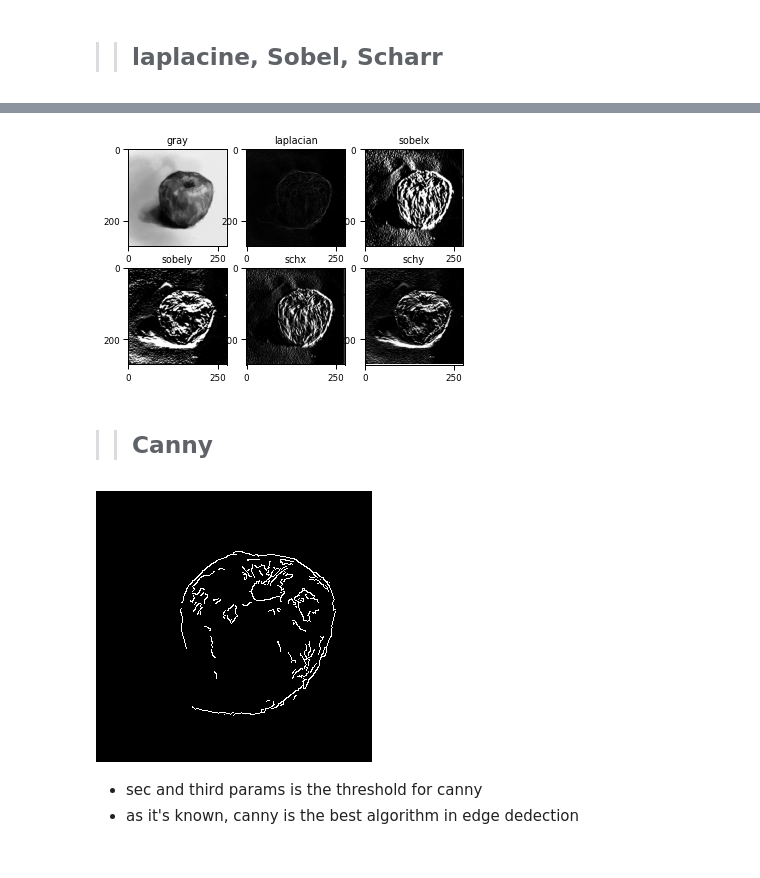
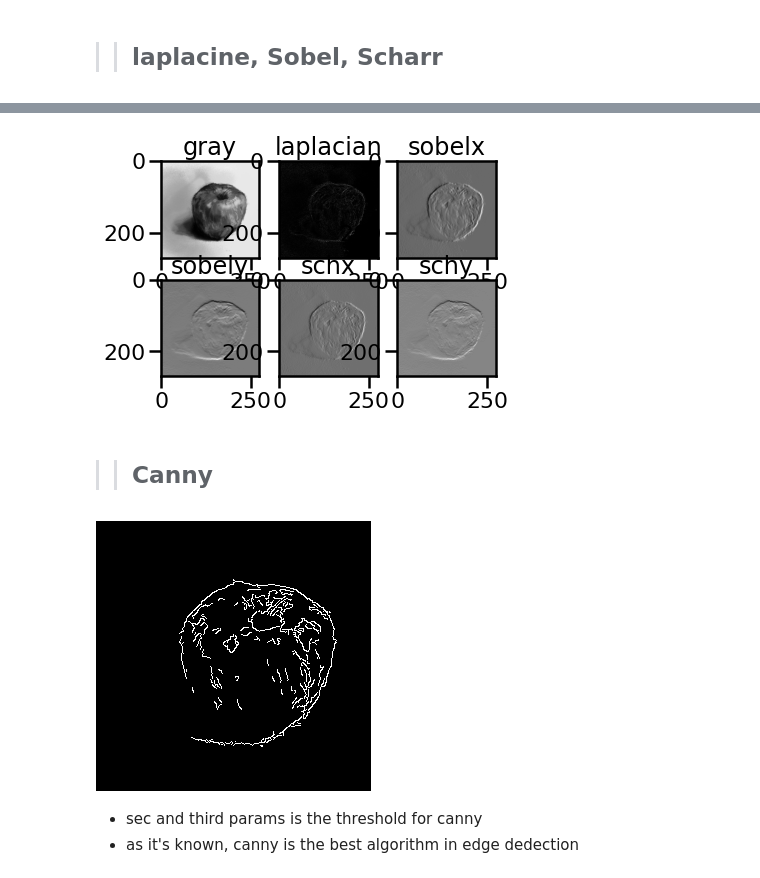
Before and after one commit to MariamZayed/Computer_Vision_labs, a Jupyter notebook: lab2_CV.ipynb, the cells around one changed output, grey strips where cells are left out. Cells and saved outputs as stored; diff of their text form; code cells hidden in the pictures.

```diff
--- a/lab2_CV.ipynb
+++ b/lab2_CV.ipynb
@@ -17,6 +13,11 @@ original_img =('apple.jpg',0)
 # %%
-bgr_img = cv.imread('apple.jpg',cv.IMREAD_REDUCED_COLOR_4)
+bgr_img = cv.imread('apple.jpg')
 gray_img = cv.cvtColor(bgr_img, cv.COLOR_BGR2GRAY)
+
+#following code to resize, not important.
+bgr_img = cv.resize(bgr_img,(0,0),fx=0.25, fy=0.25)
+gray_img = cv.resize(gray_img,(0,0),fx=0.25, fy=0.25)
+
 cv_imshow(bgr_img)
 cv_imshow(gray_img)
 # %% [output]
@@ -210,11 +232,13 @@ cv_imshow(edge)
 # %% [markdown]
 >> ## laplacine, Sobel, Scharr
 # %%
+ddepth = cv.CV_64F
+
 laplacine_img = cv.Laplacian(gray_img,-1)
 #or
-sobelx = cv.Sobel(gray_img,-1, 1,0, ksize=5)
-sobely = cv.Sobel(gray_img, -1, 0,1, ksize=5)
+sobelx = cv.Sobel(gray_img, ddepth, 1,0, ksize=5)
+sobely = cv.Sobel(gray_img, ddepth, 0,1, ksize=5)
 sobel_img = cv.add(sobelx,sobely)
 #or
-schx = cv.Scharr(gray_img, -1, 1,0)
-schy = cv.Scharr(gray_img, -1, 0,1)
+schx = cv.Scharr(gray_img, ddepth, 1,0)
+schy = cv.Scharr(gray_img, ddepth, 0,1)
@@ -238,15 +264,17 @@ plt.subplot(2,3,6).imshow(schy ,cmap='gray')
 plt.title('schy')
 sns.set_context('poster')
 # %% [output]
-[figure, old version]
+[figure, new version]
 # %% [markdown]
 >> ## Canny
 # %%
-canny_img = cv.Canny(bgr_img, 200,300)
+lower_thershold = 200
+upper_threshold = 300
+canny_img = cv.Canny(bgr_img, lower_thershold, upper_threshold)
 cv.imwrite('canny.jpg', canny_img) #cause why not
 cv_imshow(canny_img)
 # %% [output]
-[figure, old version]
+[figure, new version]
 # %% [markdown]
 * sec and third params is the threshold for canny
 * as it's known, canny is the best algorithm in edge dedection
```
Also changed, not shown: parts of 17 cells of this notebook, 1 other file.
